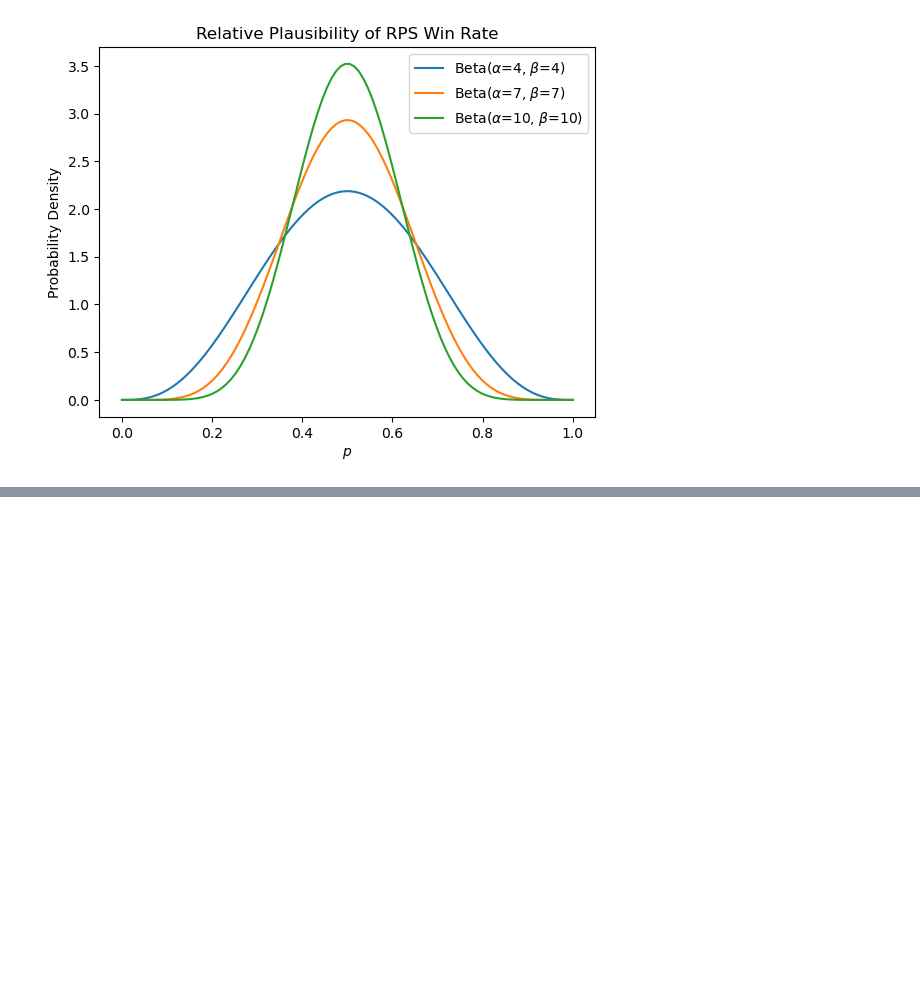
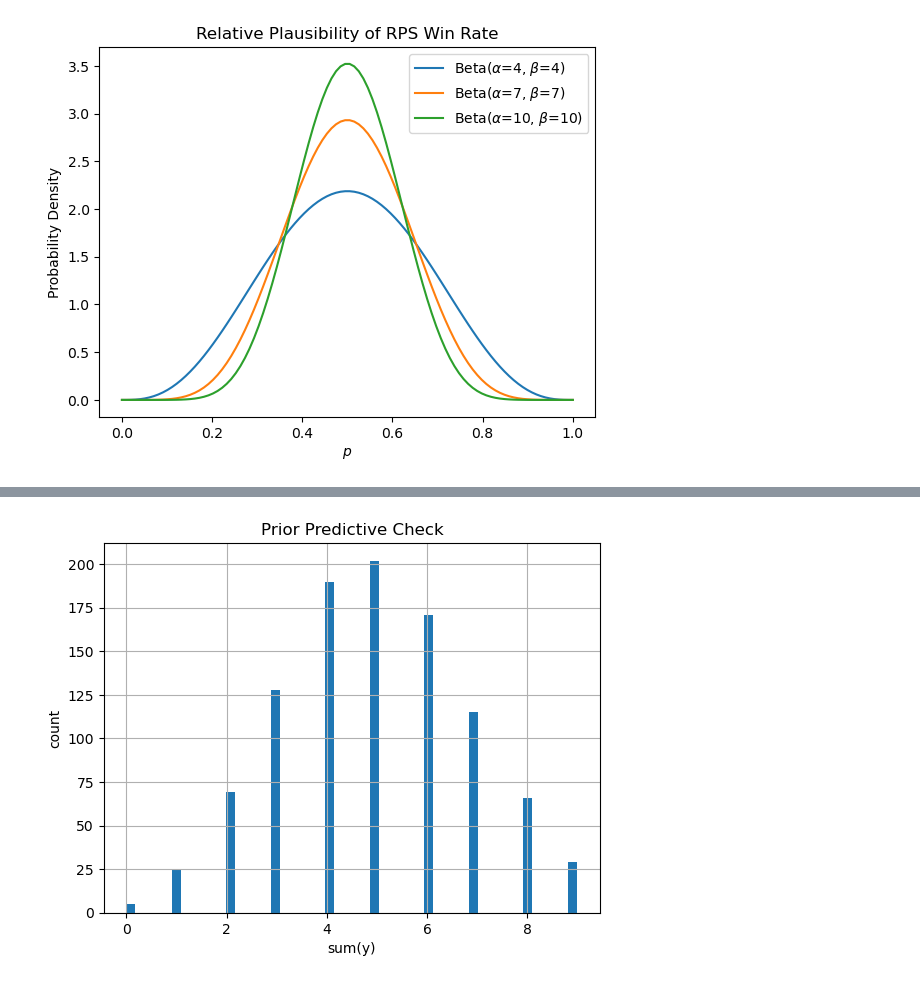
Before and after one commit to mcb00/rr-blog, a Jupyter notebook: posts/bayes/bayes.ipynb, the cells around one changed output, grey strips where cells are left out. Drawn from its saved outputs; the diff is of its cells as text; code cells hidden in the pictures; blank space fills up the shorter version.

```diff
--- a/posts/bayes/bayes.ipynb
+++ b/posts/bayes/bayes.ipynb
@@ -32,8 +32,0 @@ plt.legend()
-# %%
-np.random.seed(42)
-n = 10
-p = beta.rvs(10, 10)
-y = bernoulli.rvs(p, size=n)
-
-print(f'p = {p}')
-print(f'y = {y}')
@@ -75,0 +33,9 @@ plt.hist(simulated_outcomes.sum(axis=1), bins=11)
+# %%
+np.random.seed(42)
+
+def simulate_one_outcome(alpha_param, beta_param, N):
+    theta = beta.rvs(alpha_param, beta_param)
+    y = bernoulli.rvs(theta, size=N)
+    return {"theta": theta, "y": y, "sum_y": np.sum(y)}
+
+simulate_one_outcome(alpha_param=10, beta_param=10, N=10)
@@ -75,0 +46,14 @@ plt.hist(simulated_outcomes.sum(axis=1), bins=11)
+# %%
+def simulate_outcomes(n_outcomes, alpha_param, beta_param, N):
+    return pd.DataFrame([
+        simulate_one_outcome(alpha_param, beta_param, N)
+        for _ in range(n_outcomes)
+    ])
+# %%
+# set DGP parameters
+alpha_param, beta_param = 10, 10
+N = 10
+
+# simulate outcomes from the generative model
+outcome_df = simulate_outcomes(1_000, alpha_param, beta_param, N)
+outcome_df.head()
@@ -75,0 +67,7 @@ plt.hist(simulated_outcomes.sum(axis=1), bins=11)
+# %%
+outcome_df.hist("sum_y", bins=50)
+plt.xlabel('sum(y)')
+plt.ylabel('count')
+plt.title('Prior Predictive Check');
+# %% [output]
+[figure, added]
```
Also changed, not shown: parts of 25 cells of this notebook.
